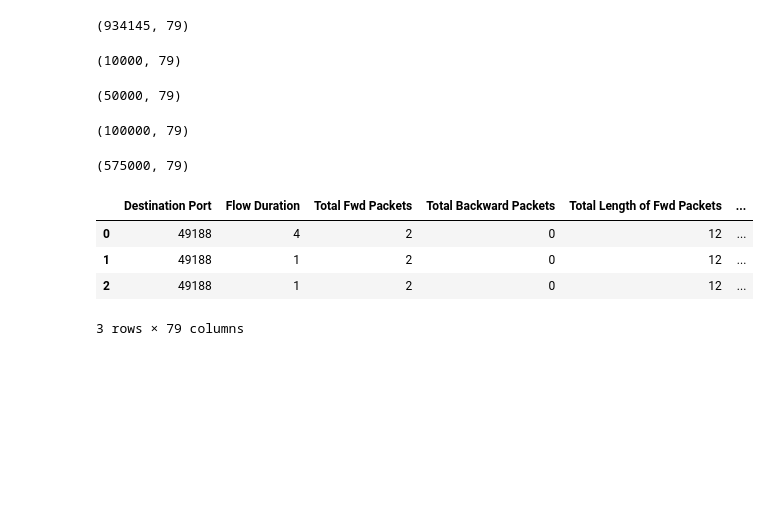
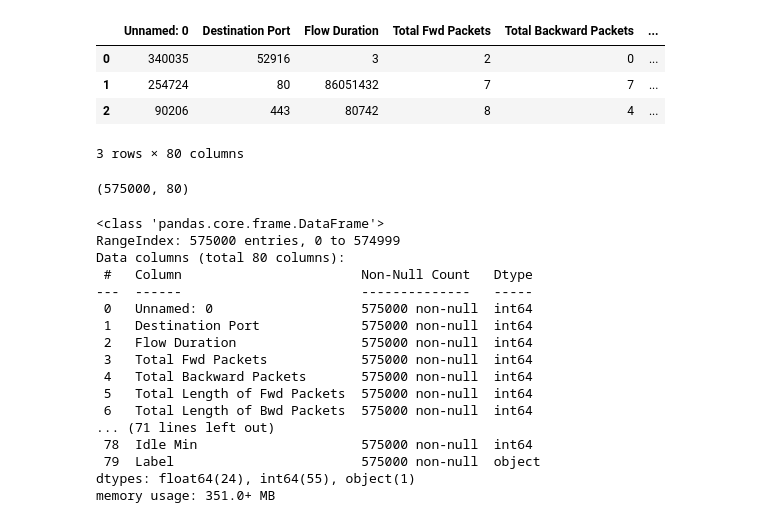
Before and after one commit to eddixoncu/benchmark_ml_dl_tr, a Jupyter notebook: benchmark.ipynb, the cells around one changed output. Drawn from its saved outputs; the diff is of its cells as text; code cells hidden in the pictures; blank space fills up the shorter version.

Commit message:
cleaning data

```diff
--- a/benchmark.ipynb
+++ b/benchmark.ipynb
@@ -12,4 +6,3 @@ df_mon_01.shape
 # %%
-ds = ".\\DS\\Tuesday-WorkingHours.pcap_ISCX.csv"
-df_mon_02= pd.read_csv(ds)
-df_mon_02.shape
+ds = ".\\DS\\df_575000.csv"
+df = pd.read_csv(ds)
@@ -76,33 +9,32 @@ df_20p.shape
-# %%
-df_33p = df_concat.sample(frac=0.33)
-df_33p.shape
-# %% [output]
-(934145, 79)
-# %%
-df_10000 = df_concat.sample(n=10000)
-df_10000.shape
-# %% [output]
-(10000, 79)
-# %%
-df_50000 = df_concat.sample(n=50000)
-df_50000.shape
-# %% [output]
-(50000, 79)
-# %%
-df_100000 = df_concat.sample(n=100000)
-df_100000.shape
-# %% [output]
-(100000, 79)
-# %%
-df_575000 = df_concat.sample(n=575000)
-df_575000.shape
-# %% [output]
-(575000, 79)
 # %%
-df_concat.head(3)
+df.head(3)
 # %% [output]
-|  | Destination Port | Flow Duration | Total Fwd Packets | Total Backward Packets | Total Length of Fwd Packets | ... |
-| 0 | 49188 | 4 | 2 | 0 | 12 | ... |
-| 1 | 49188 | 1 | 2 | 0 | 12 | ... |
-| 2 | 49188 | 1 | 2 | 0 | 12 | ... |
+|  | Unnamed: 0 | Destination Port | Flow Duration | Total Fwd Packets | Total Backward Packets | ... |
+| 0 | 340035 | 52916 | 3 | 2 | 0 | ... |
+| 1 | 254724 | 80 | 86051432 | 7 | 7 | ... |
+| 2 | 90206 | 443 | 80742 | 8 | 4 | ... |
-3 rows × 79 columns
+3 rows × 80 columns
+# %%
+df.shape
+# %% [output]
+(575000, 80)
+# %%
+df.info()
+# %% [output]
+<class 'pandas.core.frame.DataFrame'>
+RangeIndex: 575000 entries, 0 to 574999
+Data columns (total 80 columns):
+ #   Column                       Non-Null Count   Dtype
+---  ------                       --------------   -----
+ 0   Unnamed: 0                   575000 non-null  int64
+ 1   Destination Port             575000 non-null  int64
+ 2   Flow Duration                575000 non-null  int64
+ 3   Total Fwd Packets            575000 non-null  int64
+ 4   Total Backward Packets       575000 non-null  int64
+ 5   Total Length of Fwd Packets  575000 non-null  int64
+ 6   Total Length of Bwd Packets  575000 non-null  int64
+... (71 lines left out)
+ 78  Idle Min                     575000 non-null  int64
+ 79  Label                        575000 non-null  object
+dtypes: float64(24), int64(55), object(1)
+memory usage: 351.0+ MB
```
Also changed, not shown: parts of 23 cells of this notebook, 1 other file.
